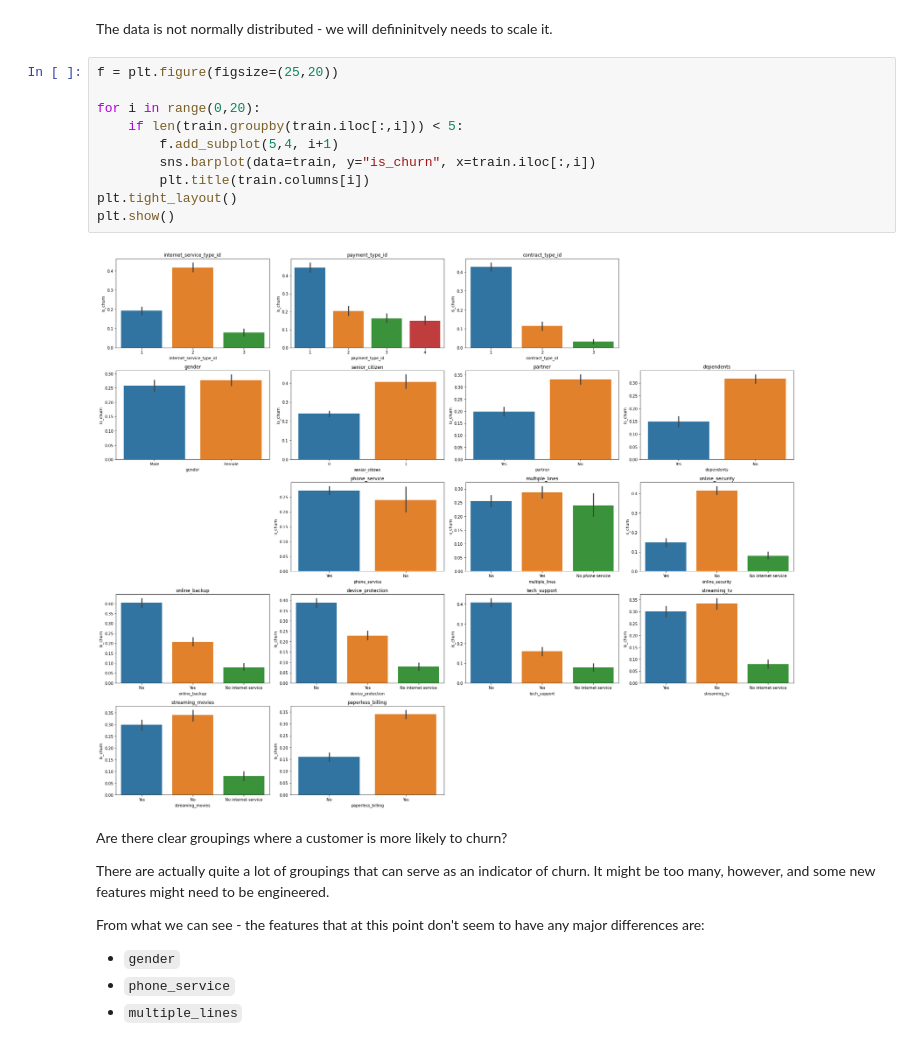
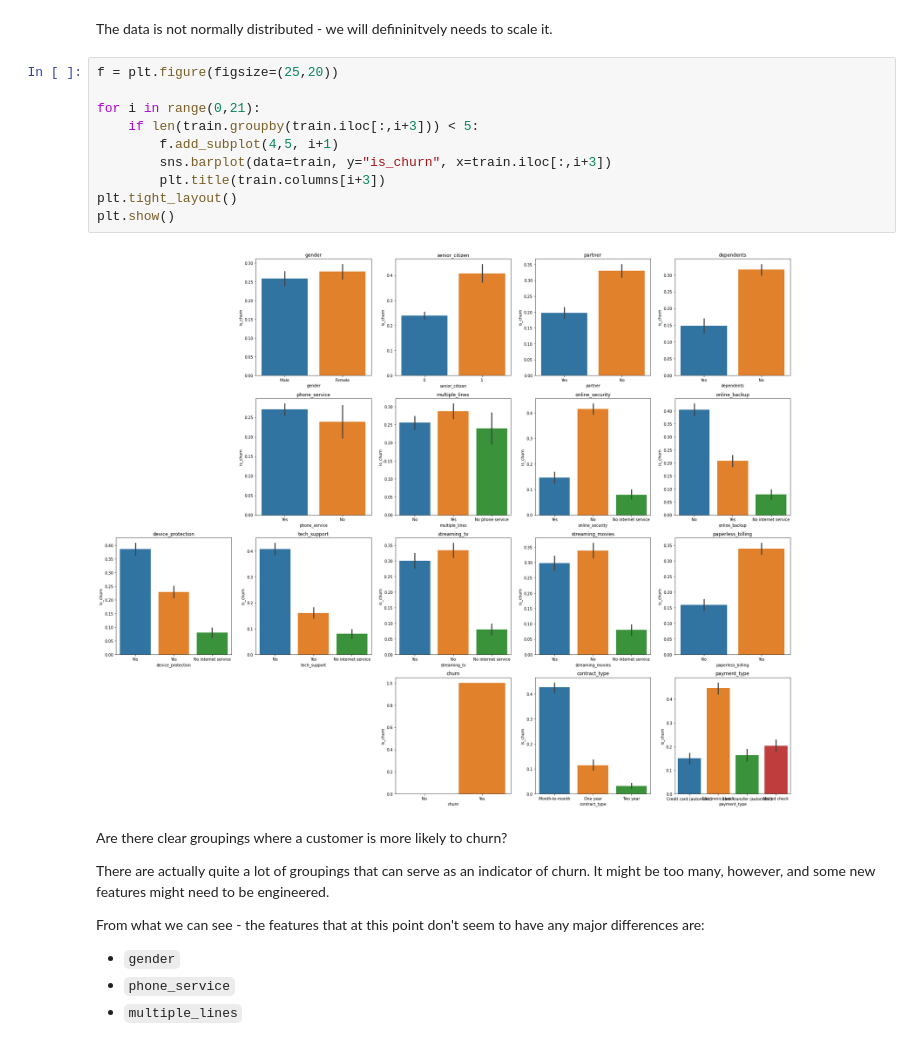
Before and after one commit to Rooster-Warrior/analyzing-customer-churn, a Jupyter notebook: daniel's_data_prep_file.ipynb, the cells around one changed output. Saved outputs shown, nothing was run; the diff lists cells and outputs as text.

```diff
--- a/daniel's_data_prep_file.ipynb
+++ b/daniel's_data_prep_file.ipynb
@@ -111,15 +111,15 @@ The data is not normally distributed - we will defininitvely needs to scale it.
 # %%
 f = plt.figure(figsize=(25,20))
 
-for i in range(0,20):
-    if len(train.groupby(train.iloc[:,i])) < 5:
-        f.add_subplot(5,4, i+1)
-        sns.barplot(data=train, y="is_churn", x=train.iloc[:,i])
-        plt.title(train.columns[i])
+for i in range(0,21):
+    if len(train.groupby(train.iloc[:,i+3])) < 5:
+        f.add_subplot(4,5, i+1)
+        sns.barplot(data=train, y="is_churn", x=train.iloc[:,i+3])
+        plt.title(train.columns[i+3])
 plt.tight_layout()
 plt.show()
 # %% [output]
-[figure, old version]
+[figure, new version]
 # %% [markdown]
 Are there clear groupings where a customer is more likely to churn?
 
```
Also changed, not shown: parts of 5 cells of this notebook.
